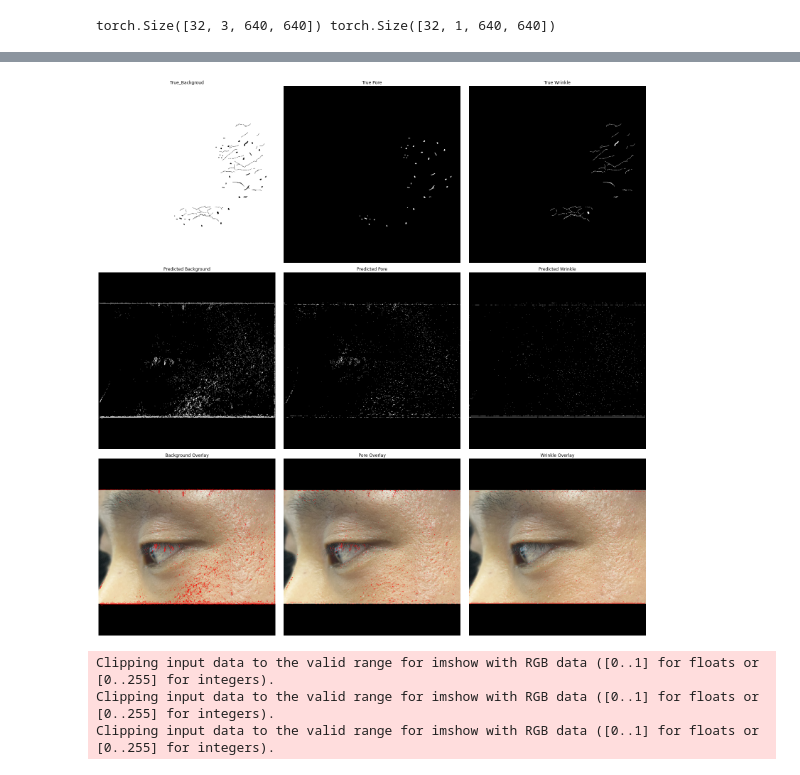
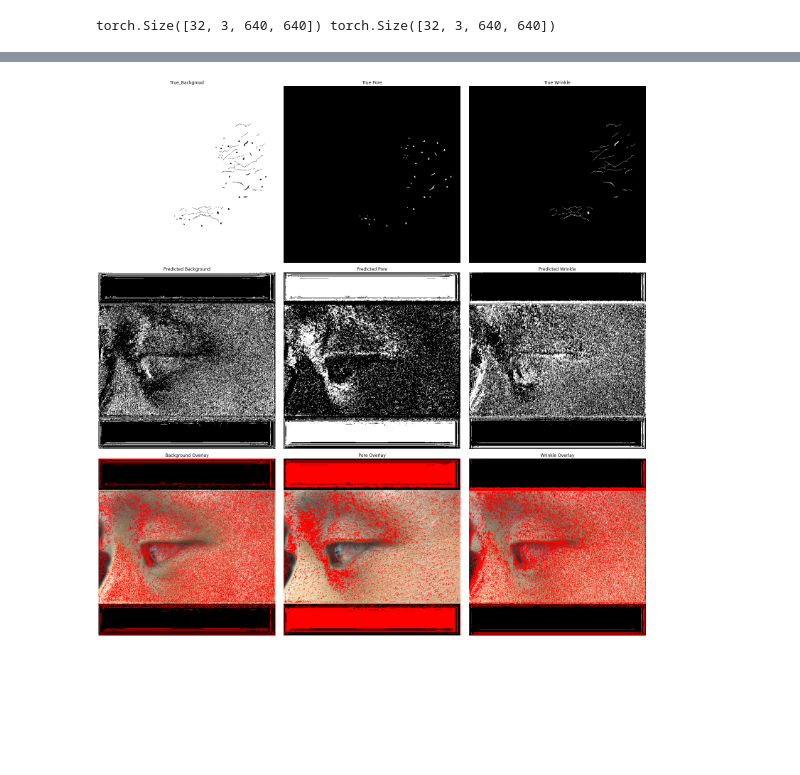
Before and after one commit to sigongjoa/skin-type-recognition, a Jupyter notebook: segmentation_models/infrence.ipynb, the cells around one changed output, grey strips where cells are left out. Saved outputs shown, nothing was run; the diff lists cells and outputs as text; code cells hidden in the pictures; blank space fills up the shorter version.

Commit message:
update segemenation model & infernce

```diff
--- a/segmentation_models/infrence.ipynb
+++ b/segmentation_models/infrence.ipynb
@@ -35,10 +36,13 @@ class SkinDataset(Dataset):
         image = Image.open(img_path).convert("RGB")
         mask = Image.open(mask_path).convert("L")
 
+        unique_values = np.unique(mask)
+        image = self.transform(image)
 
-        image = transforms.ToTensor()(image)
-        mask = transforms.ToTensor()(mask)
-        mask = (mask * 255).to(torch.uint8)
+        mask_np = np.array(mask)
+        masks = [(mask_np == val).astype(int) for val in range(3)]
+        mask = np.stack(masks, axis=0)
+        mask = torch.tensor(mask, dtype=torch.float32)
         return image, mask
 
 
@@ -54,7 +58,7 @@ for images, masks in train_loader:
     print(images.shape, masks.shape)
     break
 # %% [output]
-torch.Size([32, 3, 640, 640]) torch.Size([32, 1, 640, 640])
+torch.Size([32, 3, 640, 640]) torch.Size([32, 3, 640, 640])
 # %%
 import torch
 import torch.nn.functional as F
@@ -188,52 +133,46 @@ class LitEfficientNet(pl.LightningModule):
     def test_dataloader(self):
         return self.test_data_loader
 # %%
-load_model = LitEfficientNet.load_from_checkpoint(checkpoint_path='./model_pt/2023_09_08_init_test.ckpt')
+load_model = LitEfficientNet.load_from_checkpoint(checkpoint_path='./model_pt/2023_09_12_backgournd_remove.ckpt')
 # %%
 train_data = SkinDataset(root_dir='../../../../Datasets/NewSkinDataset/original/train', transform=transform)
 train_loader = DataLoader(train_data, batch_size=1, shuffle=False)
 # %%
-import matplotlib.pyplot as plt
-
-for img_idx , batch in enumerate(train_loader):
+for img_idx, batch in enumerate(train_loader):
     x, y = batch
     x, y = x.to('cpu'), y.to('cpu')
+
     logits = load_model(x)
-    probs = torch.sigmoid(logits)
 
+    probs = torch.nn.functional.softmax(logits, dim=1)
+    y_pred_plot = probs.argmax(dim=1).detach().cpu().numpy()
     to_plot = x.detach().cpu().numpy()
     y_true_plot = y.detach().cpu().numpy()
-    y_pred_plot = (probs > 0.8).detach().cpu().numpy()
 
     fig, axs = plt.subplots(3, 3, figsize=(22, 22))
 
-
     for i, label in enumerate(['True_Backgroud', 'True Pore', 'True Wrinkle']):
-        mask = y_true_plot[0][0] == (i)
+        mask = y_true_plot[0][i]  # 각 클래스에 대한 마스크를 가져옵니다.
         axs[0, i].imshow(mask, cmap='gray')
         axs[0, i].set_title(label)
 
     for i, label in enumerate(['Predicted Background', 'Predicted Pore', 'Predicted Wrinkle']):
-        axs[1, i].imshow(y_pred_plot[0][i], cmap='gray')
+        mask = (y_pred_plot[0] == i)  # 예측된 클래스에 대한 마스크 생성
+        axs[1, i].imshow(mask, cmap='gray')
         axs[1, i].set_title(label)
 
     for i, label in enumerate(['Background Overlay', 'Pore Overlay', 'Wrinkle Overlay']):
         overlay_image = to_plot[0].transpose((1, 2, 0)).copy()
-        overlay_image[y_pred_plot[0][i] == 1] = [255, 0, 0]
+        mask = (y_pred_plot[0] == i)
+        overlay_image[mask] = [255, 0, 0]  # 예측된 영역을 빨간색으로 표시합니다.
         axs[2, i].imshow(overlay_image, cmap='gray')
         axs[2, i].set_title(label)
-
-    #for i in range(3):
-    #    axs[3, i].imshow(to_plot[0].transpose((1, 2, 0)), cmap='gray')
-    #    axs[3, i].set_title('Input Image')
-
 
     for ax in axs.ravel():
         ax.axis('off')
 
-    if img_idx > 0:
-        break
-
     plt.tight_layout()
+    plt.savefig(f'result/2023_09_13_init_test/b3/image_{img_idx}.png')
     plt.show()
+    break
 # %% [output]
@@ -243,4 +182 @@ Clipping input data to the valid range for imshow with RGB data ([0..1] for floa
-[figure, old version]
+[figure, new version]
-Clipping input data to the valid range for imshow with RGB data ([0..1] for floats or [0..255] for integers).
-Clipping input data to the valid range for imshow with RGB data ([0..1] for floats or [0..255] for integers).
-Clipping input data to the valid range for imshow with RGB data ([0..1] for floats or [0..255] for integers).
```
Also changed, not shown: parts of 9 cells of this notebook, 1 other file.
